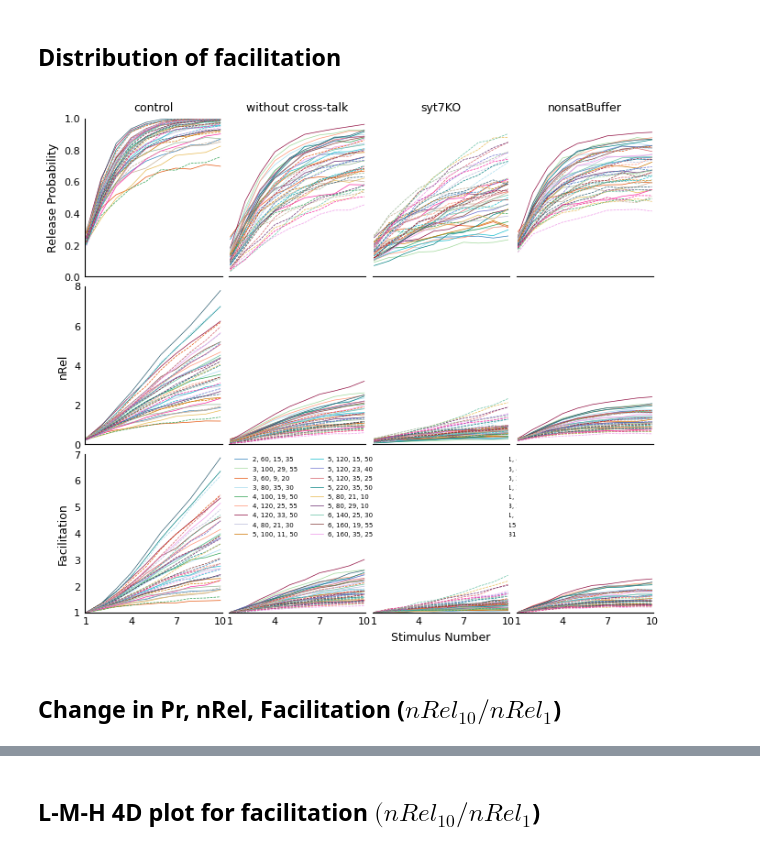
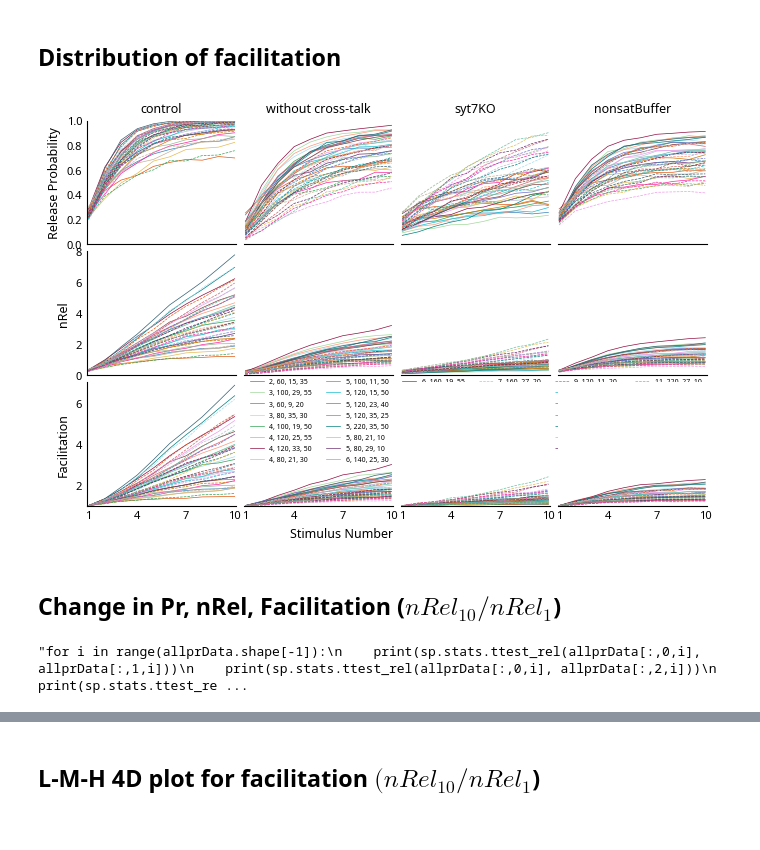
Before and after one commit to nishs1729/MFB, a Jupyter notebook: scripts_plotting/plots_Facilitation.ipynb, the cells around one changed output, grey strips where cells are left out. Cells and saved outputs as stored; diff of their text form; code cells hidden in the pictures.

Commit message:
updated facilitation plots

```diff
--- a/scripts_plotting/plots_Facilitation.ipynb
+++ b/scripts_plotting/plots_Facilitation.ipynb
@@ -11,21 +11,22 @@ from scipy.optimize import curve_fit as cfit
 sys.path.insert(0, '../scripts_analysis')
 from analysis import *
 from peaks import  detect_peaks
+from util import *
 
 plt.style.use('dark_background')
 plt.rcParams.update(plt.rcParamsDefault)
+plt.rcParams['font.family'] = 'Noto Sans'
 
 simTypes = {
     'control':     dict(d='control', r='result.dat', v='vesData.dat'),
-    'without cross-talk': dict(d='control_eachCa', r='sresult.dat', v='svesData.dat'),
+    'without cross-talk': dict(d='control_eachCa', r='sresult_RRP_{}.dat', v='svesData.dat'),
     'syt7KO':      dict(d='syt7KO', r='result.dat', v='vesData.dat'),
     'nonsatBuffer': dict(d='control_unsatBuffer', r='result.dat', v='vesData.dat')
 }
 #print(simTypes)
 
-dataPath = "/media/nishant/4tb/output/MFB/"
-resultPath = "/home/nishant/lab/project_MFB/data/"
-figPath = "/home/nishant/lab/project_MFB/plots/facilitation"
+resultPath = "../data"
+figPath = "../plots/facilitation"
 setupLoc = '../model_mcell'
 
 designs = np.genfromtxt(os.path.join(setupLoc, 'representative_designs.txt'), dtype=str)
@@ -55,7 +56,7 @@ def get_fig_handle(nX=3, nY=4, sharex=True, figsize=(8,7)):
     f, axs = plt.subplots(nX, nY, sharex=sharex, figsize=figsize)
     f.subplots_adjust(wspace=0.05, hspace=0.06)
 
-    axs[2,2].set_xlabel('Stimulus Number', fontsize=9)
+    axs[2,1].set_xlabel('Stimulus Number', fontsize=9, loc='right')
 
     axs[0,0].set_ylabel('Release Probability', fontsize=9)
     axs[0,0].axes.yaxis.set_visible(True)
@@ -90,7 +91,7 @@ def get_fig_handle(nX=3, nY=4, sharex=True, figsize=(8,7)):
 
     return f, axs
 # %%
-f, axs = get_fig_handle(3,4)
+f, axs = get_fig_handle(3,4, figsize=(8,5))
 
 ls = ['-', '--']
 lw = 0.5
@@ -108,10 +109,10 @@ for i,d in enumerate(designs[:]):
         if stlabel == 'without cross-talk':
             RRP = int(getSimInfo(d, 'RRP'))
             dd = d.split('RRP')[0] + 'ISI' + d.split('ISI')[1]
-            strff = strf.split('.')[0] + f'_RRP_{RRP}.dat'
-            data = pd.read_csv(os.path.join(resultPath, st, dd, strff), usecols=['Pr', 'Rel'], sep='\t') # 'results' file
+            strff = strf.format(RRP)
+            data = pd.read_csv(os.path.join(resultPath, st, dd, strff), usecols=['Pr', 'Rel'], sep='\t')
         else:
-            data = pd.read_csv(os.path.join(resultPath, st, d, strf), usecols=['Pr', 'Rel'], sep='\t')  # 'results' file
+            data = pd.read_csv(os.path.join(resultPath, st, d, strf), usecols=['Pr', 'Rel'], sep='\t')
 
         y_data = {
             'pr': data['Pr'],
@@ -120,61 +121,70 @@ for i,d in enumerate(designs[:]):
             'facil': data['Rel']*data['Pr'][0]/data['Pr']/data['Rel'][0]
         }
 
         # if stlabel == 'without cross-talk':
         #     RRP = int(getSimInfo(d, 'RRP'))
         #     dd = d.split('RRP')[0] + 'ISI' + d.split('ISI')[1]
         #     strff = strf.split('.')[0] + f'_RRP_{RRP}.dat'
         #     prData = np.genfromtxt(os.path.join(resultPath, st, dd, strff), unpack=True, skip_header=1) # `results` file
         # else:
         #     prData = np.genfromtxt(os.path.join(resultPath, st, d, strf), unpack=True, skip_header=1) # `results` file
 
 
         ## Release Probability
-        axs[0,j].plot(range(1,11), y_data['pr'], lw=lw, linestyle=ls[i//22], color=cpall[i%22],
-                        label=label)
+        axs[0,j].plot(range(1,11), y_data['pr'], lw=lw, linestyle=ls[i//22],
+                      color=cpall[i%22], label=label)
         axs[0,j].set_ylim(0,1)
         axs[0,j].set_title(stlabel, fontsize=9)
 
         ## Total Releases (nRel)
-        axs[1,j].plot(range(1,11), y_data['rel'], lw=lw, linestyle=ls[i//22], color=cpall[i%22],
-                        label=label)
+        axs[1,j].plot(range(1,11), y_data['rel'], lw=lw, linestyle=ls[i//22],
+                      color=cpall[i%22], label=label)
         axs[1,j].set_ylim(0,8)
 
         ## Facilitation
         axs[2,j].plot(range(1,11), y_data['facil'], lw=lw, linestyle=ls[i//22], color=cpall[i%22], label=label)
         axs[2,j].set_ylim(1,7)
 
 for ax in axs[:,0]:
     ax.spines["left"].set_visible(True)
     ax.axes.yaxis.set_visible(True)
 
-axs[-1,1].legend(frameon=False, ncol=5, handlelength=2, fontsize=5,
-                 loc='upper left', bbox_to_anchor=(0, 1.02), labelspacing=0.6)
+axs[-1,1].legend(frameon=False, ncol=6, handlelength=2, fontsize=5,
+                 loc='upper left', bbox_to_anchor=(0, 1.08), labelspacing=0.6)
 
-plt.savefig(os.path.join(figPath, 'facilitation.pdf'), dpi=300, bbox_inches='tight', transparent=True)
+plt.savefig(os.path.join(figPath, 'facilitation.svg'), dpi=300,
+            bbox_inches='tight', transparent=True)
 plt.show()
 # %% [output]
-[figure, old version]
+[figure, new version]
 # %% [markdown]
 ## Change in Pr, nRel, Facilitation ($nRel_{10} / nRel_1$)
 # %%
 lw = 0.3
 allprData = []
-for d in tempdirs:
+for d in designs:
+    RRP = int(getSimInfo(d, 'RRP'))
     temp = []
     for stlabel,stinfo in simTypes.items():
         st = stinfo['d']
-        strf = stinfo['r']
+        strf = stinfo['r'].format(RRP)
 
-        prFile = os.path.join(resultPath, st, d, strf)
-        pr = np.genfromtxt(prFile, usecols=(0), unpack=True)[0]
-        nRel = np.genfromtxt(prFile, usecols=(2), unpack=True)
-        temp.append([pr, nRel[-1], nRel[-1]/nRel[0]])
+        if st == 'control_eachCa':
+            dd = d.split('RRP')[0] + 'ISI' + d.split('ISI')[1]
+            prFile = os.path.join(resultPath, st, dd, strf)
+        else:
+            prFile = os.path.join(resultPath, st, d, strf)
+
+        pr = np.genfromtxt(prFile, usecols=(0), unpack=True, skip_header=1)
+        nRel = np.genfromtxt(prFile, usecols=(2), unpack=True, skip_header=1)
+        # print(pr, nRel)
+        temp.append([pr[-1], nRel[-1], nRel[-1]*pr[0]/pr[-1]/nRel[0]])
     temp = np.array(temp)
-    #print(temp.shape)
+    # print(temp)
     allprData.append(temp)
 
 allprData = np.array(allprData)
+
 for i in range(allprData.shape[-1]):
     allprData[:,:,i] = allprData[:,:,i][allprData[:,:,i][:,0].argsort()]
 
@@ -185,6 +195,8 @@ for i in range(allprData.shape[-1]):
     print(sp.stats.ttest_rel(allprData[:,0,i], allprData[:,3,i]))
     print(sp.stats.ttest_rel(allprData[:,0,i], allprData[:,4,i]),'\n')
 '''
-#print(allprData.shape, '\n', allprData[:,-1,0])
+# print(allprData.shape, '\n', allprData[:,-1,0])
+# %% [output]
+"for i in range(allprData.shape[-1]):\n    print(sp.stats.ttest_rel(allprData[:,0,i], allprData[:,1,i]))\n    print(sp.stats.ttest_rel(allprData[:,0,i], allprData[:,2,i]))\n    print(sp.stats.ttest_re ...
 # %%
 cpp = cm.get_cmap('binary', 256)
```
Also changed, not shown: parts of 1 cell of this notebook, 3 other files.
